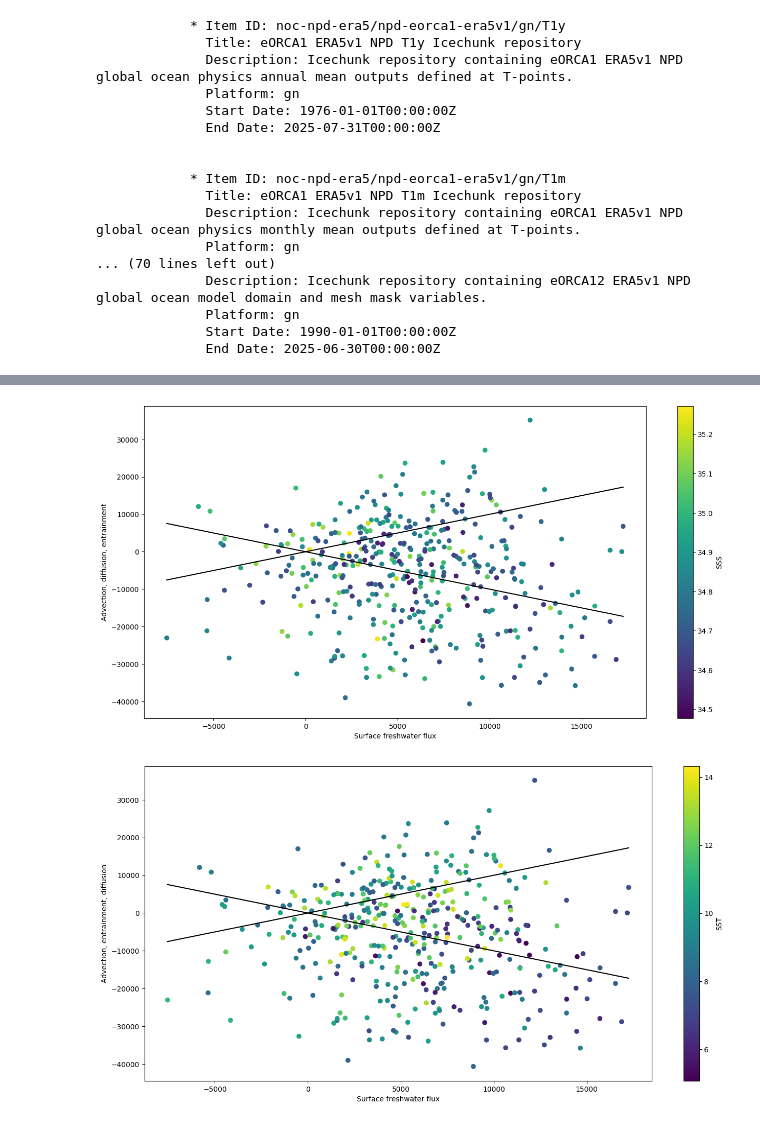
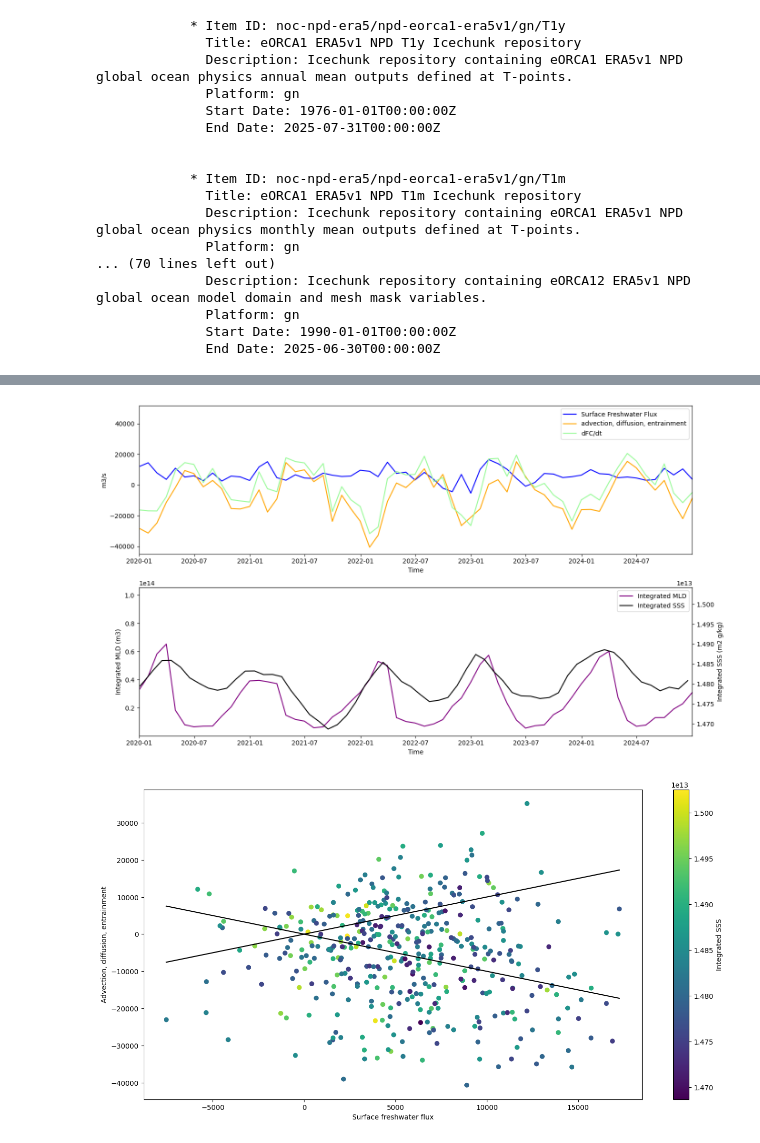
Before and after one commit to Tom-A-H/All-Code-, a Jupyter notebook: Hillary/BUDGET ANALYSIS/Freshwater Budget first attempt/50m Freshwater Budget Analtsis.ipynb, the cells around one changed output, grey strips where cells are left out. Drawn from its saved outputs; the diff is of its cells as text; code cells hidden in the pictures.

```diff
--- a/Hillary/BUDGET ANALYSIS/Freshwater Budget first attempt/50m Freshwater Budget Analtsis.ipynb
+++ b/Hillary/BUDGET ANALYSIS/Freshwater Budget first attempt/50m Freshwater Budget Analtsis.ipynb
@@ -114,3 +153,34 @@ plt.show()
+# %%
+# Surface freshwater flux vs Advwection vs dFC/dt
+
+fig, ax = plt.subplots(2, 1, figsize = (14, 8))
+ax1 = ax[0]
+ax2 = ax[1]
+ax3 = ax2.twinx()
+
+ax1.plot(surface_flux['time_counter'], surface_flux, color = 'b', label = 'Surface Freshwater Flux')
+ax1.plot(residuals['time_counter'], residuals, color = 'orange', label = 'advection, diffusion, entrainment')
+ax1.plot(dFCbydt['time_counter'], dFCbydt, color = '#98FB98', label = 'dFC/dt')
+ax1.legend(loc = 'best')
+ax1.set_xlim(np.datetime64('2020-01-01'), np.datetime64('2024-12-31'))
+ax1.set_xlabel('Time')
+ax1.set_ylabel('m3/s')
+
+l1 = ax2.plot(integrated_MLD['time_counter'], integrated_MLD, label = 'Integrated MLD', color = 'purple')
+l2 = ax3.plot(SSSs['time_counter'], SSSs, label = 'Integrated SSS', color = 'k')
+lines = l1 + l2
+labels = [l.get_label() for l in lines]
+ax2.set_xlim(np.datetime64('2020-01-01'), np.datetime64('2024-12-31'))
+ax2.set_xlabel('Time')
+ax2.set_ylabel('Integrated MLD (m3)')
+ax3.set_ylabel('Integrated SSS (m2 g/kg)')
+ax2.legend(lines, labels, loc='best')
+
+
+plt.tight_layout()
+plt.show()
+# %% [output]
+[figure, added]
 # %%
 # Josey and Sinha Plot
 
@@ -125,27 +195,8 @@ xmax = surface_flux.max().item()
 x = np.linspace(xmin, xmax, 100)
 plt.plot(x, x, color = 'k')
 plt.plot(x, -x, color = 'k')
-plt.colorbar(ax = ax, label = ('SSS'))
+plt.colorbar(ax = ax, label = ('Integrated SSS'))
 
 plt.show()
 # %% [output]
-[figure, old version]
+[figure, new version]
-# %%
-# Josey and Sinha Plot
-
-fig, ax = plt.subplots(figsize = (16, 8))
-
-plt.scatter(surface_flux.values, residuals.values, c = SSTvals, cmap = 'viridis')
-plt.xlabel('Surface freshwater flux')
-plt.ylabel('Advection, entrainment, diffusion')
-
-xmin = surface_flux.min().item()
-xmax = surface_flux.max().item()
-x = np.linspace(xmin, xmax, 100)
-plt.plot(x, x, color = 'k')
-plt.plot(x, -x, color = 'k')
-plt.colorbar(ax = ax, label = ('SST'))
-
-plt.show()
-# %% [output]
-[figure, removed]
```
Also changed, not shown: parts of 8 cells of this notebook, 5 other files.
